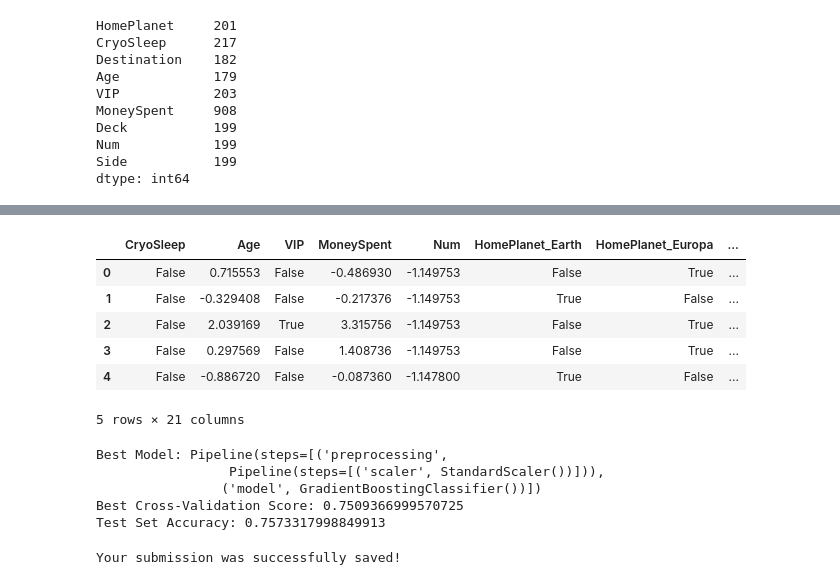
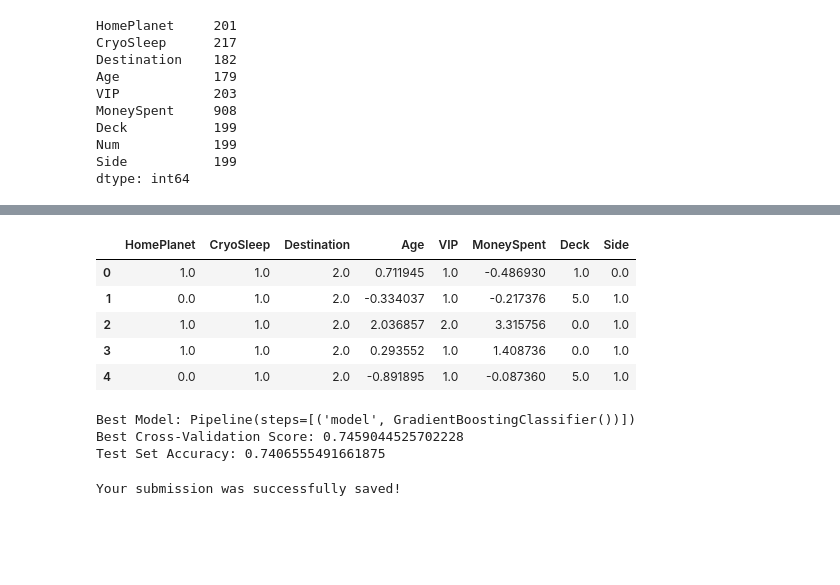
Before and after one commit to naveen-malla/Kaggle-Projects, a Jupyter notebook: Spaceship Titanic/spaceship_titanic.ipynb, the cells around one changed output, grey strips where cells are left out. Cells and saved outputs as stored; diff of their text form; code cells hidden in the pictures; blank space fills up the shorter version.

Commit message:
check correlation and fill na differently

```diff
--- a/Spaceship Titanic/spaceship_titanic.ipynb
+++ b/Spaceship Titanic/spaceship_titanic.ipynb
@@ -123,6 +185,0 @@ test_data['Num'] = test_data['Num'].astype('float64')
-# %%
-# encode categorical columns
-X = pd.get_dummies(X)
-test_data = pd.get_dummies(test_data)
-
-print(X.head())
@@ -146,0 +186,14 @@ print(X.head())
+# %%
+from sklearn.preprocessing import OrdinalEncoder
+
+# convert cateogrical columns to string
+X[categorical_cols] = X[categorical_cols].astype(str)
+test_data[categorical_cols] = test_data[categorical_cols].astype(str)
+
+# encode categorical columns using ordinal encoding
+encoder = OrdinalEncoder()
+X[categorical_cols] = encoder.fit_transform(X[categorical_cols])
+test_data[categorical_cols] = encoder.fit_transform(test_data[categorical_cols])
+
+
+X.head()
@@ -146,0 +207,8 @@ print(X.head())
+# %%
+# plot a heatmap of the correlation matrix
+import seaborn as sns
+plt.figure(figsize=(10, 10))
+X['Transported'] = y
+sns.heatmap(X.corr(), annot=True, cmap='coolwarm')
+plt.show()
+X = X.drop(['Transported'], axis=1)
@@ -147,18 +217,21 @@ print(X.head())
+# %%
+# remove Num column since it is correlated with Deck and Num also have many values which might not be useful
+X = X.drop(['Num'], axis=1)
+test_data = test_data.drop(['Num'], axis=1)
 # %%
 # scale Age, MoneySpent and Num columns
 scaler = StandardScaler()
-X[['Age', 'MoneySpent', 'Num']] = scaler.fit_transform(X[['Age', 'MoneySpent', 'Num']])
-test_data[['Age', 'MoneySpent', 'Num']] = scaler.fit_transform(test_data[['Age', 'MoneySpent', 'Num']])
+X[['Age', 'MoneySpent']] = scaler.fit_transform(X[['Age', 'MoneySpent']])
+test_data[['Age', 'MoneySpent']] = scaler.fit_transform(test_data[['Age', 'MoneySpent']])
 
 X.head()
 # %% [output]
-|  | CryoSleep | Age | VIP | MoneySpent | Num | HomePlanet_Earth | HomePlanet_Europa | ... |
-| 0 | False | 0.715553 | False | -0.486930 | -1.149753 | False | True | ... |
-| 1 | False | -0.329408 | False | -0.217376 | -1.149753 | True | False | ... |
-| 2 | False | 2.039169 | True | 3.315756 | -1.149753 | False | True | ... |
-| 3 | False | 0.297569 | False | 1.408736 | -1.149753 | False | True | ... |
-| 4 | False | -0.886720 | False | -0.087360 | -1.147800 | True | False | ... |
+|  | HomePlanet | CryoSleep | Destination | Age | VIP | MoneySpent | Deck | Side |
+| 0 | 1.0 | 1.0 | 2.0 | 0.711945 | 1.0 | -0.486930 | 1.0 | 0.0 |
+| 1 | 0.0 | 1.0 | 2.0 | -0.334037 | 1.0 | -0.217376 | 5.0 | 1.0 |
+| 2 | 1.0 | 1.0 | 2.0 | 2.036857 | 2.0 | 3.315756 | 0.0 | 1.0 |
+| 3 | 1.0 | 1.0 | 2.0 | 0.293552 | 1.0 | 1.408736 | 0.0 | 1.0 |
+| 4 | 0.0 | 1.0 | 2.0 | -0.891895 | 1.0 | -0.087360 | 5.0 | 1.0 |
-5 rows × 21 columns
 # %%
 from sklearn.datasets import make_classification
 from sklearn.model_selection import train_test_split, GridSearchCV
@@ -168,16 +241,14 @@ from sklearn.linear_model import LogisticRegression
 from sklearn.ensemble import RandomForestClassifier, GradientBoostingClassifier
 from sklearn.metrics import accuracy_score
 
-# fit the logistic regression model
-
 
 # Use the existing dataset
 X_train, X_test, y_train, y_test = train_test_split(X, y, test_size=0.2, random_state=42)
 
 # Define a pipeline step for preprocessing
-preprocessing = Pipeline([
-    ('scaler', StandardScaler())
-])
+# preprocessing = Pipeline([
+#     ('scaler', StandardScaler())
+# ])
 
 # Define your models and their parameter grids
 models_and_parameters = [
@@ -192,7 +263,7 @@ best_scores = []
 for model, param_grid in models_and_parameters:
     # Create a pipeline with preprocessing and the model
     pipeline = Pipeline([
-        ('preprocessing', preprocessing),
+        # ('preprocessing', preprocessing),
         ('model', model)
     ])
 
@@ -218,11 +289,9 @@ y_pred = best_model.predict(X_test)
 test_accuracy = accuracy_score(y_test, y_pred)
 print(f"Test Set Accuracy: {test_accuracy}")
 # %% [output]
-Best Model: Pipeline(steps=[('preprocessing',
-                 Pipeline(steps=[('scaler', StandardScaler())])),
-                ('model', GradientBoostingClassifier())])
-Best Cross-Validation Score: 0.7509366999570725
-Test Set Accuracy: 0.7573317998849913
+Best Model: Pipeline(steps=[('model', GradientBoostingClassifier())])
+Best Cross-Validation Score: 0.7459044525702228
+Test Set Accuracy: 0.7406555491661875
 # %%
 # get the predictions with the best model
 predictions = best_model.predict(test_data)
```
Also changed, not shown: parts of 9 cells of this notebook, 1 other file.
